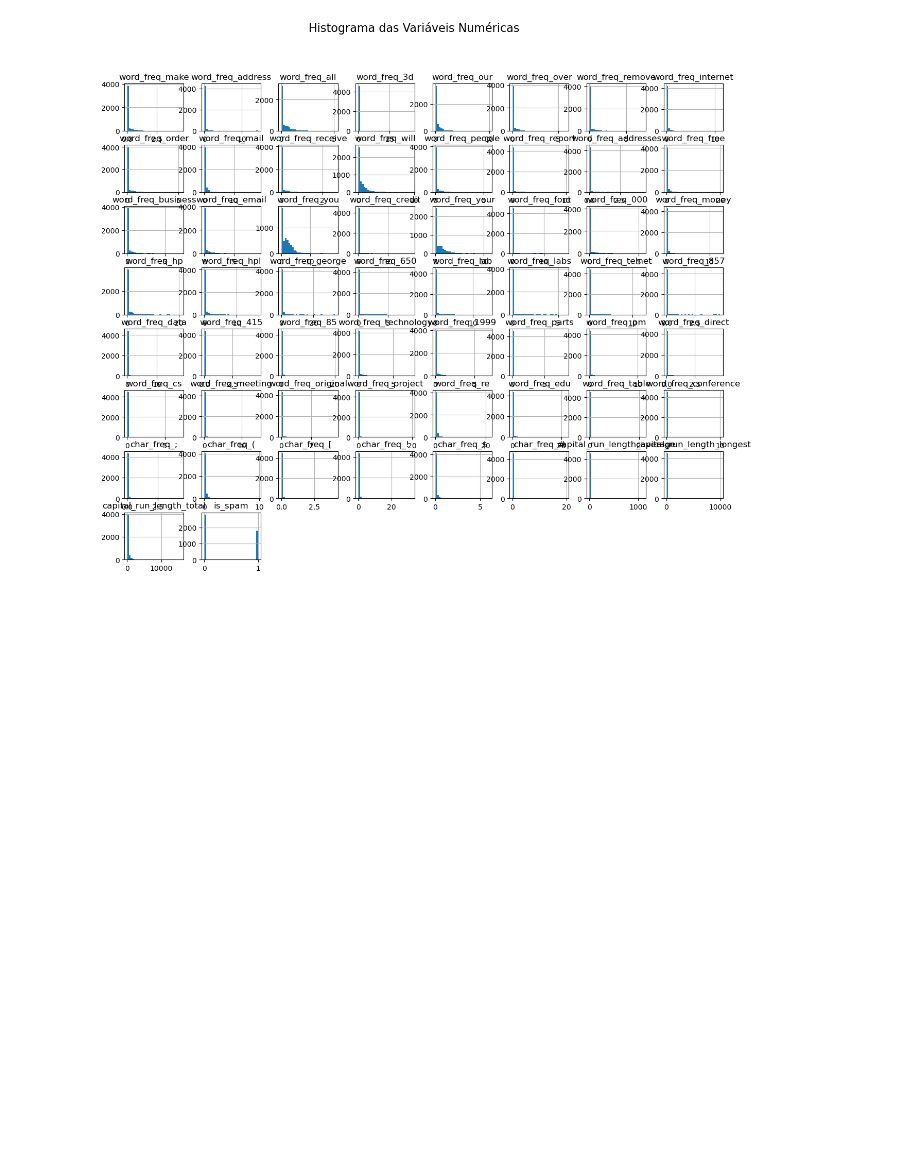
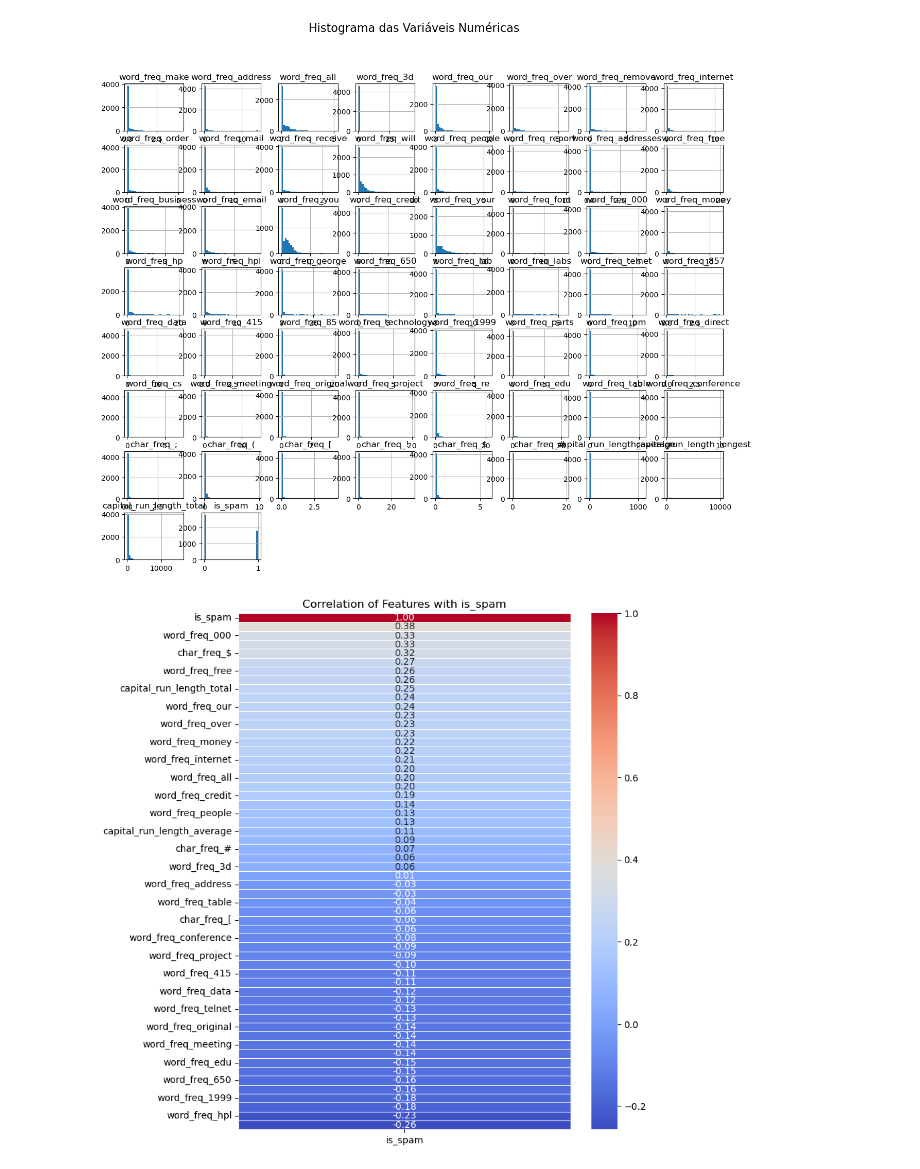
Before and after one commit to LaceErik94/ML-Dirty, a Jupyter notebook: New.ipynb, the cells around one changed output. Cells and saved outputs as stored; diff of their text form; code cells hidden in the pictures; blank space fills up the shorter version.

Commit message:
heatmap

```diff
--- a/New.ipynb
+++ b/New.ipynb
@@ -217,20 +221,21 @@ print(f"Categorical Variables Suitable for Direct Transformation: {transformable
 # %% [output]
 Categorical Variables Suitable for Direct Transformation: ['word_freq_address', 'word_freq_our', 'word_freq_remove', 'word_freq_internet', 'word_freq_report', 'word_freq_addresses', 'word_freq_000', ' ...
 # %%
+import numpy as np  # Import NumPy
+
 # Define a function to clean and convert
 def safe_convert(val):
     if isinstance(val, str):
         val = val.lower().strip()  # Normalize case and strip spaces
-        if val in ["zero", "none", "?"]:  # Replace known non-numeric values
+        if val in ["zero"]:  # Replace known non-numeric values
             return 0.0  # Or use np.nan if you prefer missing values
-        if val in ["?"]:
-            return NaN
+        if val in ["?", "none"]:
+            return np.nan  # Use np.nan instead of NaN
 
     try:
         return float(val)  # Convert valid numbers
     except ValueError:
         return np.nan  # Handle unexpected cases
-
 
 # Convert boolean to integer
 df["is_spam"] = df["is_spam"].astype(int)
@@ -238,6 +243,10 @@ df["is_spam"] = df["is_spam"].astype(int)
 # Apply the conversion to all object columns
 df[df.select_dtypes(include='object').columns] = df.select_dtypes(include='object').applymap(safe_convert)
 
-# Verify conversion
-print(df.dtypes)  # Ensure object columns are now float
+# Check for NaN values per column
+print("Number of NaN values per column:\n", df.isna().sum())
+
+# Print total number of NaN values in the dataset
+total_nans = df.isna().sum().sum()
+print(f"\nTotal number of NaN values in dataset: {total_nans}")
 # %% [output]
@@ -339,3 +354,19 @@ plt.suptitle("Histograma das Variáveis Numéricas", fontsize=16)
 plt.show()
 # %% [output]
 [figure]
+# %%
+# Compute correlation matrix
+correlation_matrix = df.corr()
+
+# Filter correlations only with 'is_spam'
+corr_with_target = correlation_matrix[["is_spam"]].sort_values(by="is_spam", ascending=False)
+
+# Plot heatmap
+plt.figure(figsize=(8, 10))  # Adjust figure size
+sns.heatmap(corr_with_target, annot=True, cmap="coolwarm", linewidths=0.5, fmt=".2f")
+
+# Title
+plt.title("Correlation of Features with is_spam")
+plt.show()
+# %% [output]
+[figure, added]
```
Also changed, not shown: parts of 5 cells of this notebook.
